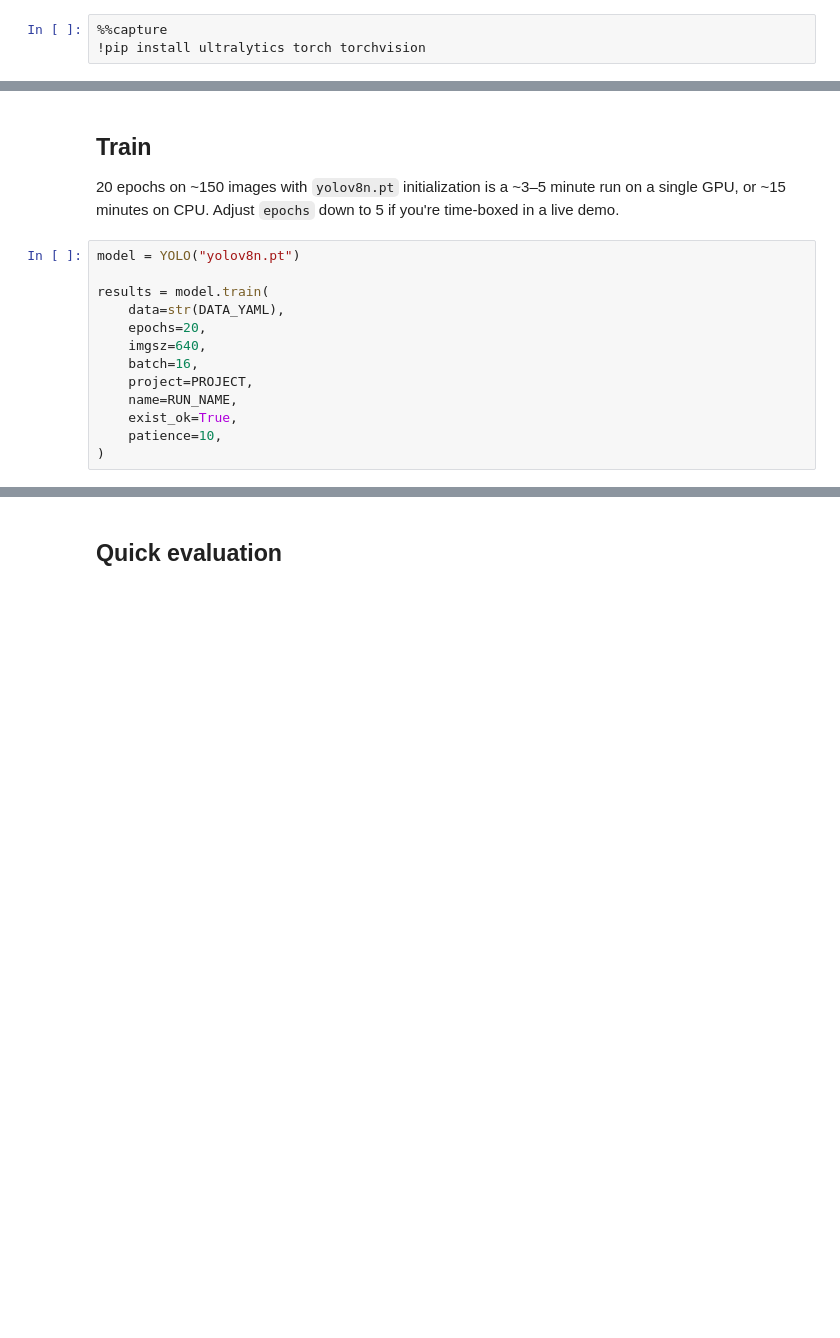
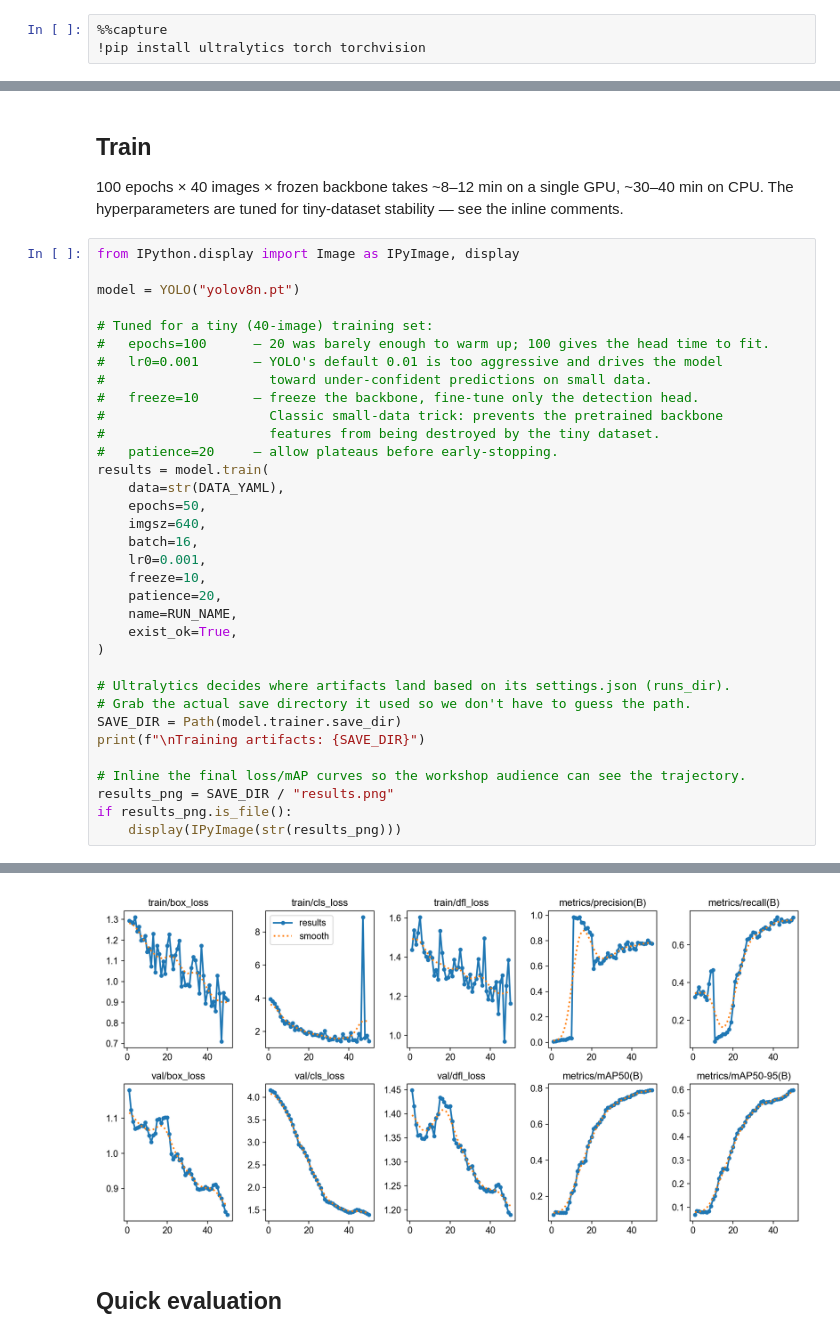
Before and after one commit to hassanbadawy/rhelai-cv-ppe-demo, a Jupyter notebook: 04-train-yolo.ipynb, the cells around one changed output, grey strips where cells are left out. Drawn from its saved outputs; the diff is of its cells as text; blank space fills up the shorter version.

```diff
--- a/04-train-yolo.ipynb
+++ b/04-train-yolo.ipynb
@@ -23,17 +22,39 @@ print("CUDA available:", torch.cuda.is_available())
 # %% [markdown]
 ## Train
 
-20 epochs on ~150 images with `yolov8n.pt` initialization is a ~3–5 minute run on a single GPU, or ~15 minutes on CPU. Adjust `epochs` down to 5 if you're time-boxed in a live demo.
+100 epochs × 40 images × frozen backbone takes ~8–12 min on a single GPU, ~30–40 min on CPU. The hyperparameters are tuned for tiny-dataset stability — see the inline comments.
 # %%
+from IPython.display import Image as IPyImage, display
+
 model = YOLO("yolov8n.pt")
 
+# Tuned for a tiny (40-image) training set:
+#   epochs=100      — 20 was barely enough to warm up; 100 gives the head time to fit.
+#   lr0=0.001       — YOLO's default 0.01 is too aggressive and drives the model
+#                     toward under-confident predictions on small data.
+#   freeze=10       — freeze the backbone, fine-tune only the detection head.
+#                     Classic small-data trick: prevents the pretrained backbone
+#                     features from being destroyed by the tiny dataset.
+#   patience=20     — allow plateaus before early-stopping.
 results = model.train(
     data=str(DATA_YAML),
-    epochs=20,
+    epochs=50,
     imgsz=640,
     batch=16,
-    project=PROJECT,
+    lr0=0.001,
+    freeze=10,
+    patience=20,
     name=RUN_NAME,
     exist_ok=True,
-    patience=10,
 )
+
+# Ultralytics decides where artifacts land based on its settings.json (runs_dir).
+# Grab the actual save directory it used so we don't have to guess the path.
+SAVE_DIR = Path(model.trainer.save_dir)
+print(f"\nTraining artifacts: {SAVE_DIR}")
+
+# Inline the final loss/mAP curves so the workshop audience can see the trajectory.
+results_png = SAVE_DIR / "results.png"
+if results_png.is_file():
+    display(IPyImage(str(results_png)))
+# %% [output]
@@ -40,3 +78,4 @@ results = model.train(
+[figure, added]
 # %% [markdown]
 ## Quick evaluation
 # %%
```
Also changed, not shown: parts of 5 cells of this notebook, 23 other files.
